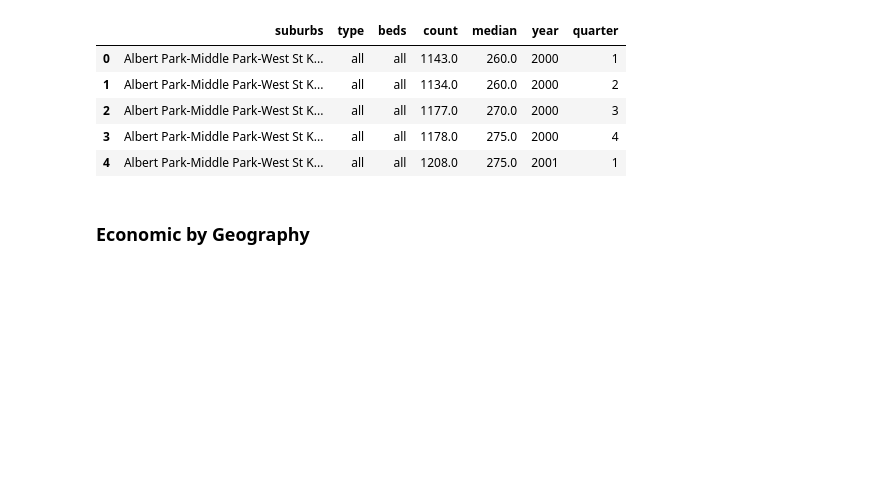
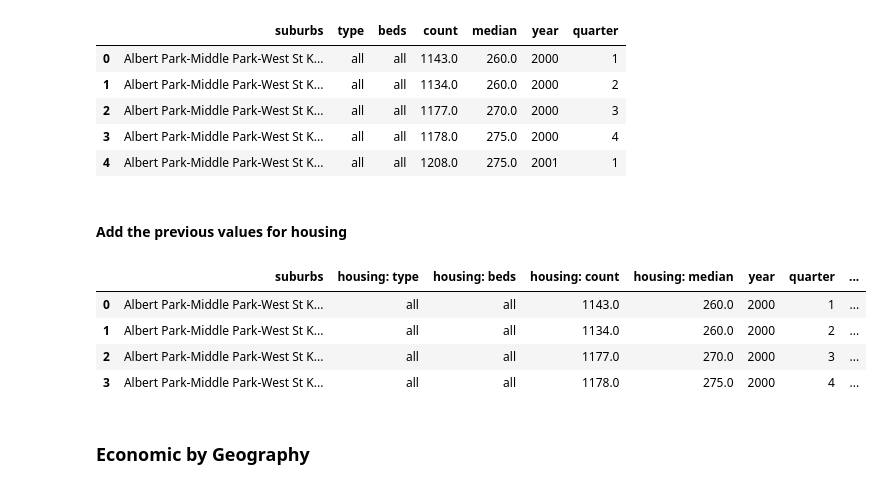
Before and after one commit to MAST30034-AppliedDataScience/project-2-group-real-estate-industry-project-11, a Jupyter notebook: notebooks/2. raw/2. merge external and housing.ipynb, the cells around one changed output. Drawn from its saved outputs; the diff is of its cells as text; code cells hidden in the pictures; blank space fills up the shorter version.

```diff
--- a/notebooks/2. raw/2. merge external and housing.ipynb
+++ b/notebooks/2. raw/2. merge external and housing.ipynb
@@ -222,6 +222,45 @@ housing_df.head(5)
 | 2 | Albert Park-Middle Park-West St K... | all | all | 1177.0 | 270.0 | 2000 | 3 |
 | 3 | Albert Park-Middle Park-West St K... | all | all | 1178.0 | 275.0 | 2000 | 4 |
 | 4 | Albert Park-Middle Park-West St K... | all | all | 1208.0 | 275.0 | 2001 | 1 |
+# %% [markdown]
+#### Add the previous values for housing
+# %%
+# number of values want
+N_VALUES = 7
+
+def get_previous_periods(series):
+    previous_values = []
+    previous_value_array = []
+    for i, value in series.items():
+        # add the previous values
+        previous_value_array.append(previous_values.copy())
+
+        # update the seen values
+        previous_values.append(value)
+
+        # remove the first value if
+        if (len(previous_values) > N_VALUES):
+            previous_values = previous_values[1:]
+
+    # return the series
+    return pd.Series(previous_value_array, index=series.index)
+
+# get the previous 5 periods
+housing_df["previous 2 years"] = housing_df.groupby("suburbs", group_keys=False)["median"].apply(get_previous_periods)
+
+# get the average for the time period
+housing_df["avg 2 years"] = housing_df["previous 2 years"].apply(lambda x: sum(x) / len(x) if len(x) > 0 else None)
+
+# rename the columns
+housing_df.columns = [f"housing: {x}" if (not x in MERGE_COLUMNS + ["suburbs"]) else x for x in housing_df.columns]
+
+housing_df.head(4)
+# %% [output]
+|  | suburbs | housing: type | housing: beds | housing: count | housing: median | year | quarter | ... |
+| 0 | Albert Park-Middle Park-West St K... | all | all | 1143.0 | 260.0 | 2000 | 1 | ... |
+| 1 | Albert Park-Middle Park-West St K... | all | all | 1134.0 | 260.0 | 2000 | 2 | ... |
+| 2 | Albert Park-Middle Park-West St K... | all | all | 1177.0 | 270.0 | 2000 | 3 | ... |
+| 3 | Albert Park-Middle Park-West St K... | all | all | 1178.0 | 275.0 | 2000 | 4 | ... |
 # %% [markdown]
 ### Economic by Geography
 # %%
```
Also changed, not shown: parts of 4 cells of this notebook, 2 other files.
